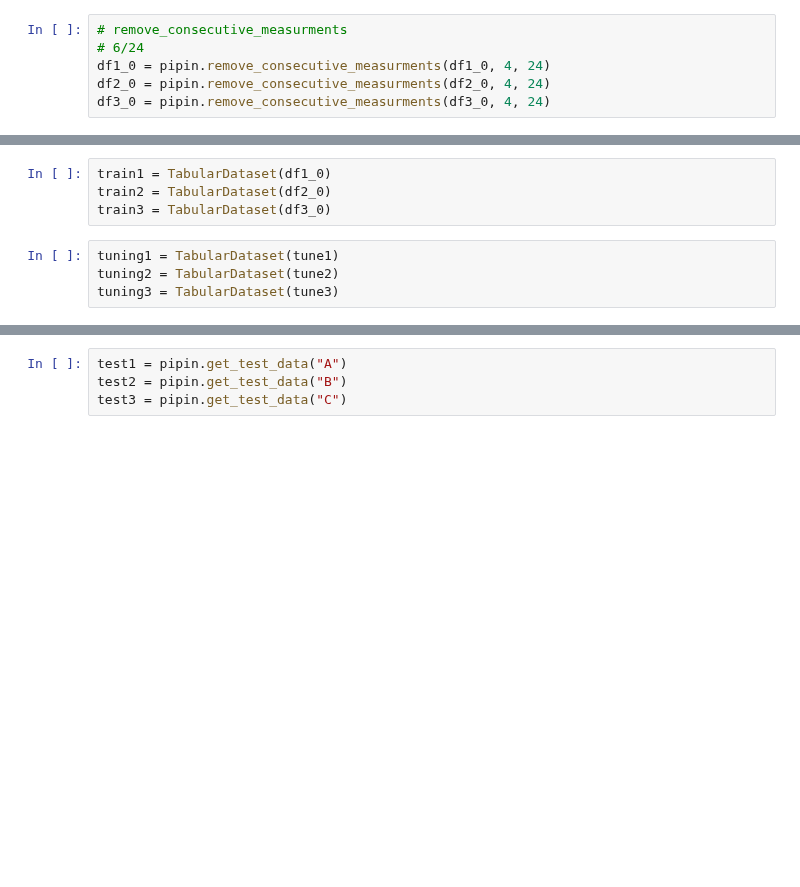
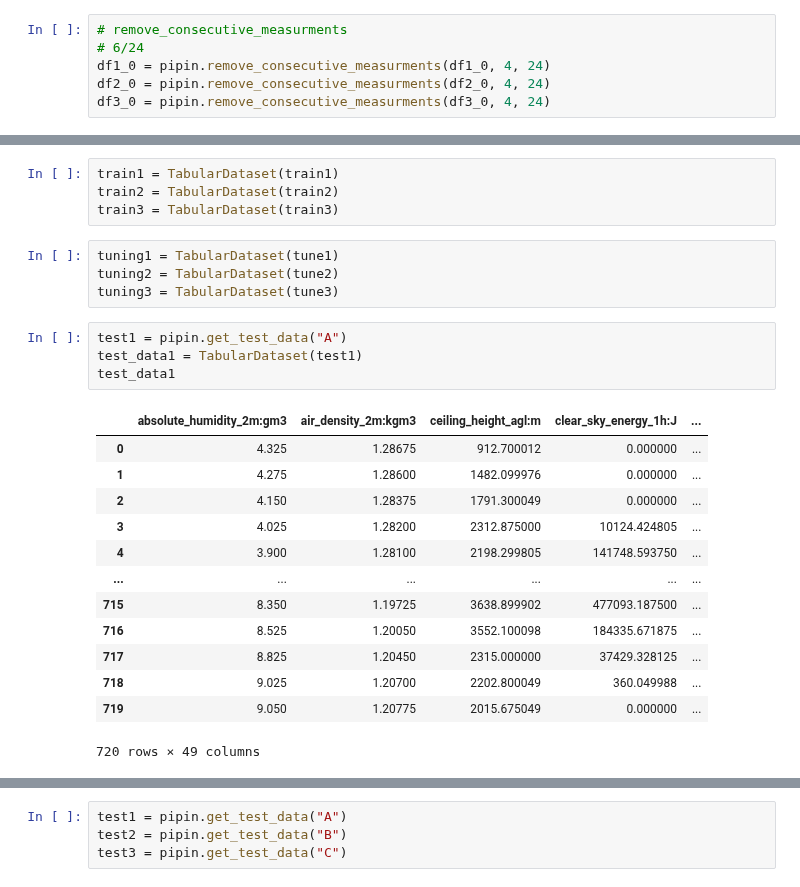
Before and after one commit to mikaelste/TDT4173-project, a Jupyter notebook: mats/gluon/gluon_3_145_tuning.ipynb, the cells around one changed output, grey strips where cells are left out. Drawn from its saved outputs; the diff is of its cells as text; blank space fills up the shorter version.

Commit message:
test tuned

```diff
--- a/mats/gluon/gluon_3_145_tuning.ipynb
+++ b/mats/gluon/gluon_3_145_tuning.ipynb
@@ -47,11 +140,29 @@ tune1.describe()
 # %%
-train1 = TabularDataset(df1_0)
-train2 = TabularDataset(df2_0)
-train3 = TabularDataset(df3_0)
+train1 = TabularDataset(train1)
+train2 = TabularDataset(train2)
+train3 = TabularDataset(train3)
 # %%
 tuning1 = TabularDataset(tune1)
 tuning2 = TabularDataset(tune2)
 tuning3 = TabularDataset(tune3)
+# %%
+test1 = pipin.get_test_data("A")
+test_data1 = TabularDataset(test1)
+test_data1
+# %% [output]
+|  | absolute_humidity_2m:gm3 | air_density_2m:kgm3 | ceiling_height_agl:m | clear_sky_energy_1h:J | ... |
+| 0 | 4.325 | 1.28675 | 912.700012 | 0.000000 | ... |
+| 1 | 4.275 | 1.28600 | 1482.099976 | 0.000000 | ... |
+| 2 | 4.150 | 1.28375 | 1791.300049 | 0.000000 | ... |
+| 3 | 4.025 | 1.28200 | 2312.875000 | 10124.424805 | ... |
+| 4 | 3.900 | 1.28100 | 2198.299805 | 141748.593750 | ... |
+| ... | ... | ... | ... | ... | ... |
+| 715 | 8.350 | 1.19725 | 3638.899902 | 477093.187500 | ... |
+| 716 | 8.525 | 1.20050 | 3552.100098 | 184335.671875 | ... |
+| 717 | 8.825 | 1.20450 | 2315.000000 | 37429.328125 | ... |
+| 718 | 9.025 | 1.20700 | 2202.800049 | 360.049988 | ... |
+| 719 | 9.050 | 1.20775 | 2015.675049 | 0.000000 | ... |
+720 rows × 49 columns
 # %%
 predictor1 = TabularPredictor(label="pv_measurement", eval_metric='mean_absolute_error').fit(
     train1,
```
Also changed, not shown: parts of 22 cells of this notebook, 5 other files.
